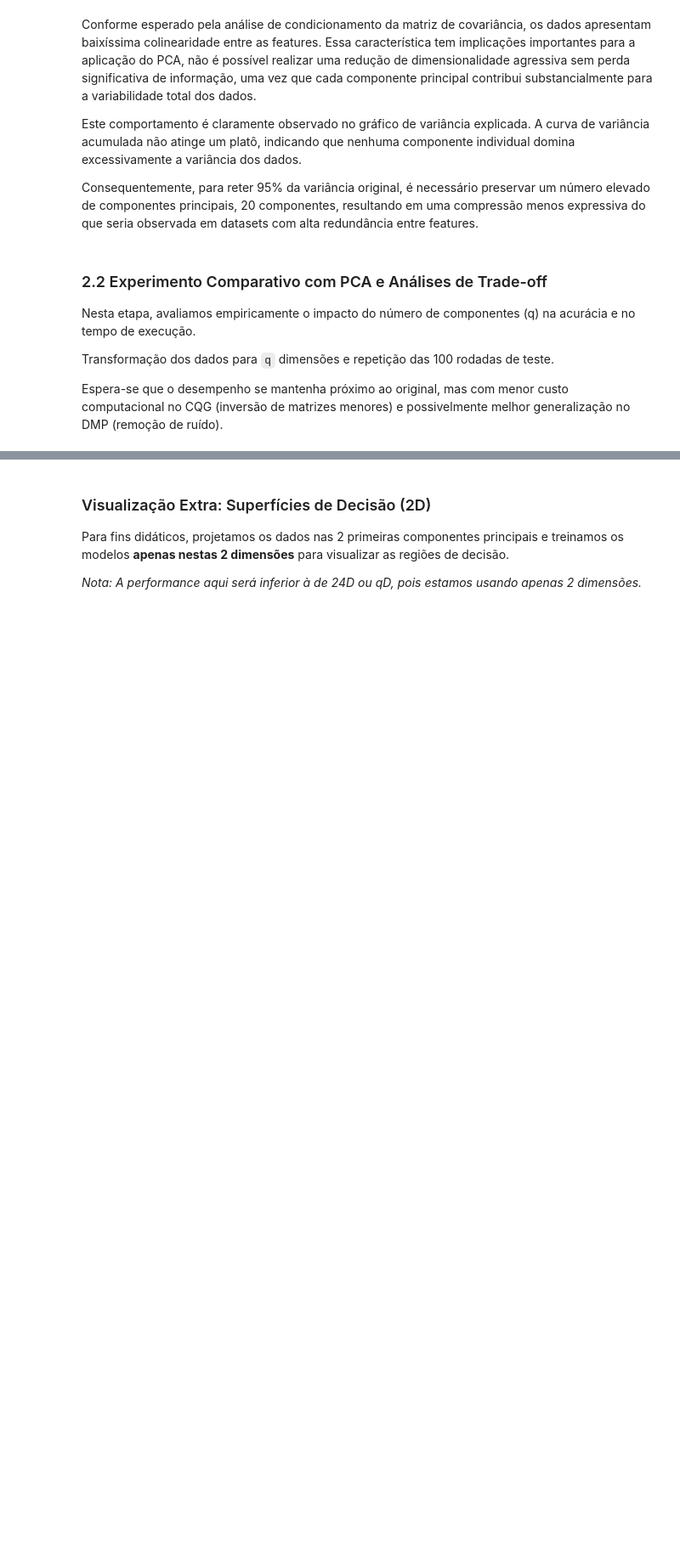
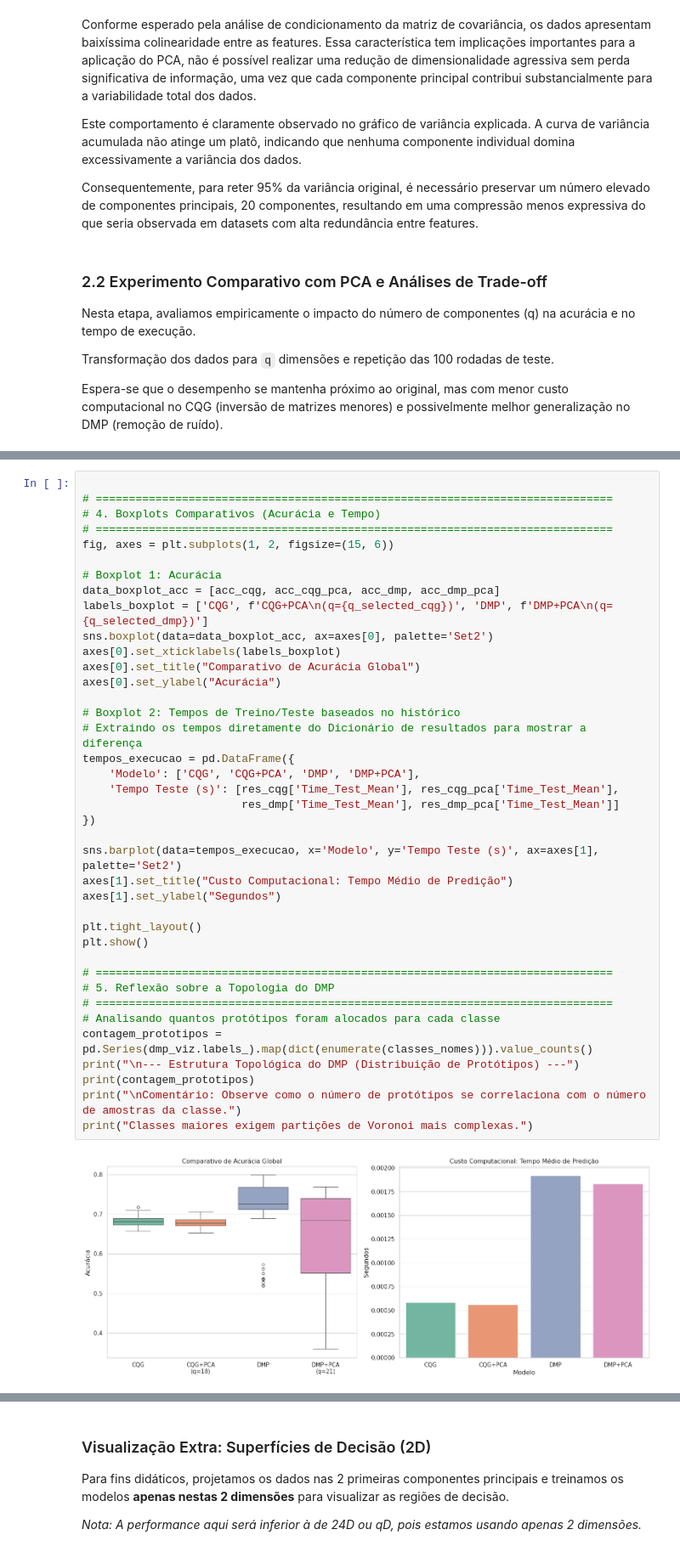
Before and after one commit to LucasJLBraz/Trabalhos_Rec_Padroes, a Jupyter notebook: notebooks/Trabalho Computacional 3/trabalho3_experimentos.ipynb, the cells around one changed output, grey strips where cells are left out. Shown at 85% size. Saved outputs shown, nothing was run; the diff lists cells and outputs as text; blank space fills up the shorter version.

```diff
--- a/notebooks/Trabalho Computacional 3/trabalho3_experimentos.ipynb
+++ b/notebooks/Trabalho Computacional 3/trabalho3_experimentos.ipynb
@@ -688,0 +680,41 @@ Treinando DMP Multi-Protótipo. Classes: [0 1 2 3]
+# %%
+
+# ==============================================================================
+# 4. Boxplots Comparativos (Acurácia e Tempo)
+# ==============================================================================
+fig, axes = plt.subplots(1, 2, figsize=(15, 6))
+
+# Boxplot 1: Acurácia
+data_boxplot_acc = [acc_cqg, acc_cqg_pca, acc_dmp, acc_dmp_pca]
+labels_boxplot = ['CQG', f'CQG+PCA\n(q={q_selected_cqg})', 'DMP', f'DMP+PCA\n(q={q_selected_dmp})']
+sns.boxplot(data=data_boxplot_acc, ax=axes[0], palette='Set2')
+axes[0].set_xticklabels(labels_boxplot)
+axes[0].set_title("Comparativo de Acurácia Global")
+axes[0].set_ylabel("Acurácia")
+
+# Boxplot 2: Tempos de Treino/Teste baseados no histórico
+# Extraindo os tempos diretamente do Dicionário de resultados para mostrar a diferença
+tempos_execucao = pd.DataFrame({
+    'Modelo': ['CQG', 'CQG+PCA', 'DMP', 'DMP+PCA'],
+    'Tempo Teste (s)': [res_cqg['Time_Test_Mean'], res_cqg_pca['Time_Test_Mean'],
+                        res_dmp['Time_Test_Mean'], res_dmp_pca['Time_Test_Mean']]
+})
+
+sns.barplot(data=tempos_execucao, x='Modelo', y='Tempo Teste (s)', ax=axes[1], palette='Set2')
+axes[1].set_title("Custo Computacional: Tempo Médio de Predição")
+axes[1].set_ylabel("Segundos")
+
+plt.tight_layout()
+plt.show()
+
+# ==============================================================================
+# 5. Reflexão sobre a Topologia do DMP
+# ==============================================================================
+# Analisando quantos protótipos foram alocados para cada classe
+contagem_prototipos = pd.Series(dmp_viz.labels_).map(dict(enumerate(classes_nomes))).value_counts()
+print("\n--- Estrutura Topológica do DMP (Distribuição de Protótipos) ---")
+print(contagem_prototipos)
+print("\nComentário: Observe como o número de protótipos se correlaciona com o número de amostras da classe.")
+print("Classes maiores exigem partições de Voronoi mais complexas.")
+# %% [output]
+[figure, added]
```
Also changed, not shown: parts of 7 cells of this notebook.
